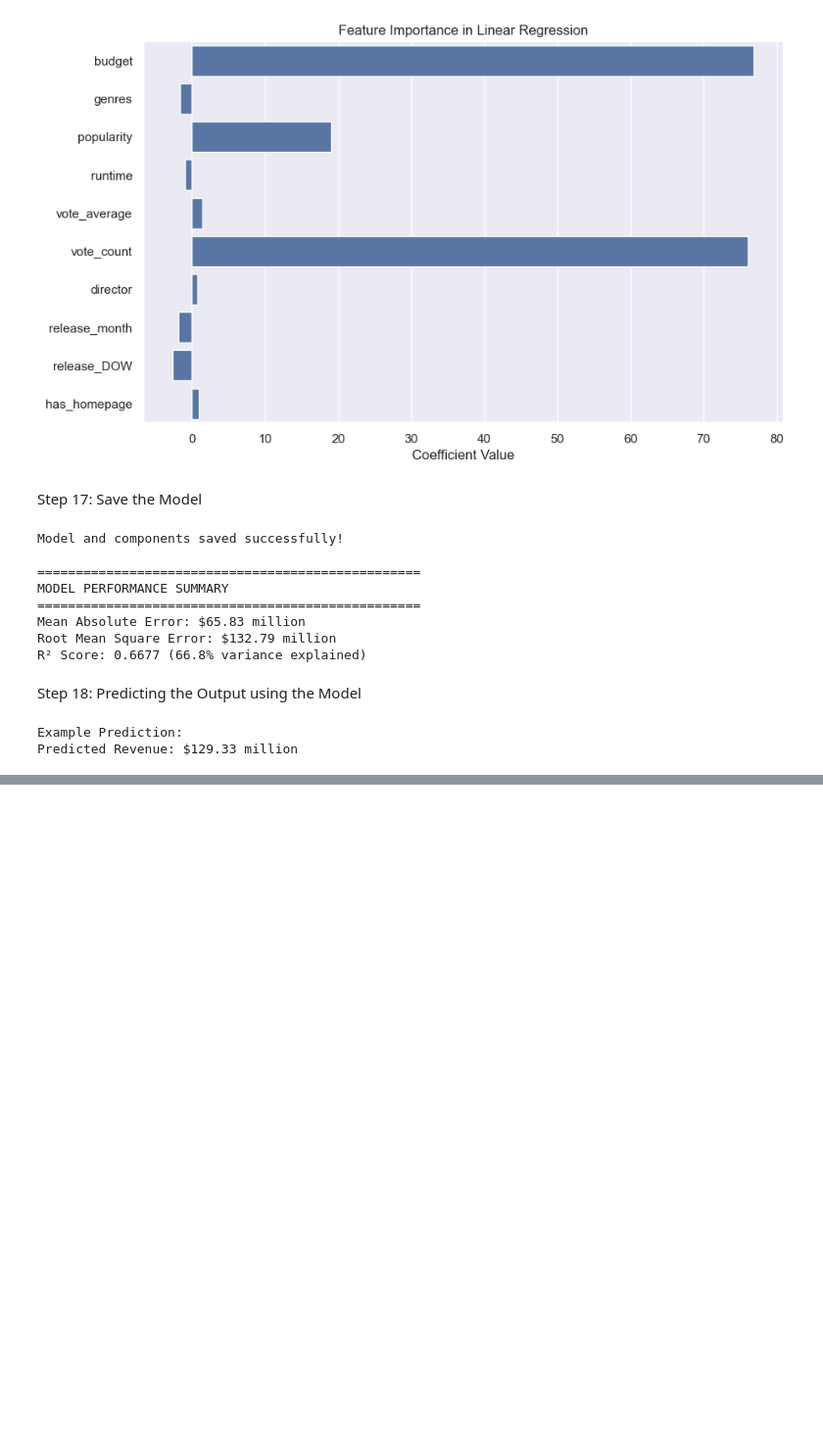
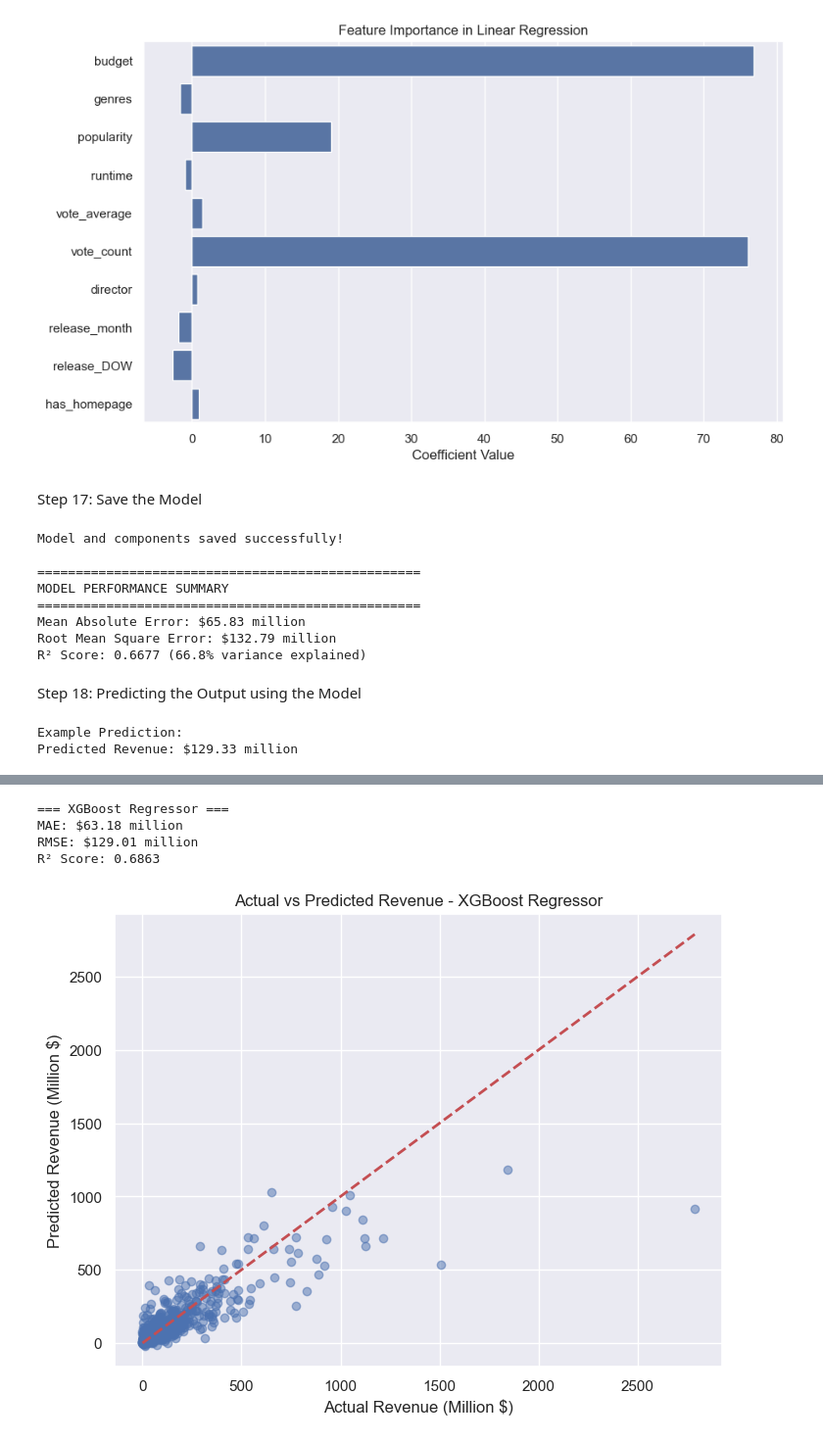
Before and after one commit to nvshanmukh/movie-box-office-predictor, a Jupyter notebook: movie_box_model.ipynb, the cells around one changed output, grey strips where cells are left out. Shown at 98% size. Drawn from its saved outputs; the diff is of its cells as text; code cells hidden in the pictures; blank space fills up the shorter version.

```diff
--- a/movie_box_model.ipynb
+++ b/movie_box_model.ipynb
@@ -559,0 +623,16 @@ Predicted Revenue: $129.33 million
+# %%
+xgb_model = XGBRegressor(n_estimators=100, random_state=42)
+xgb_model, xgb_mae, xgb_rmse, xgb_r2 = evaluate_model(
+    "XGBoost Regressor",
+    xgb_model,
+    x_train,
+    x_test,
+    y_train,
+    y_test
+)
+# %% [output]
+=== XGBoost Regressor ===
+MAE: $63.18 million
+RMSE: $129.01 million
+R² Score: 0.6863
+[figure, added]
```
Also changed, not shown: parts of 19 cells of this notebook, 1 other file.
